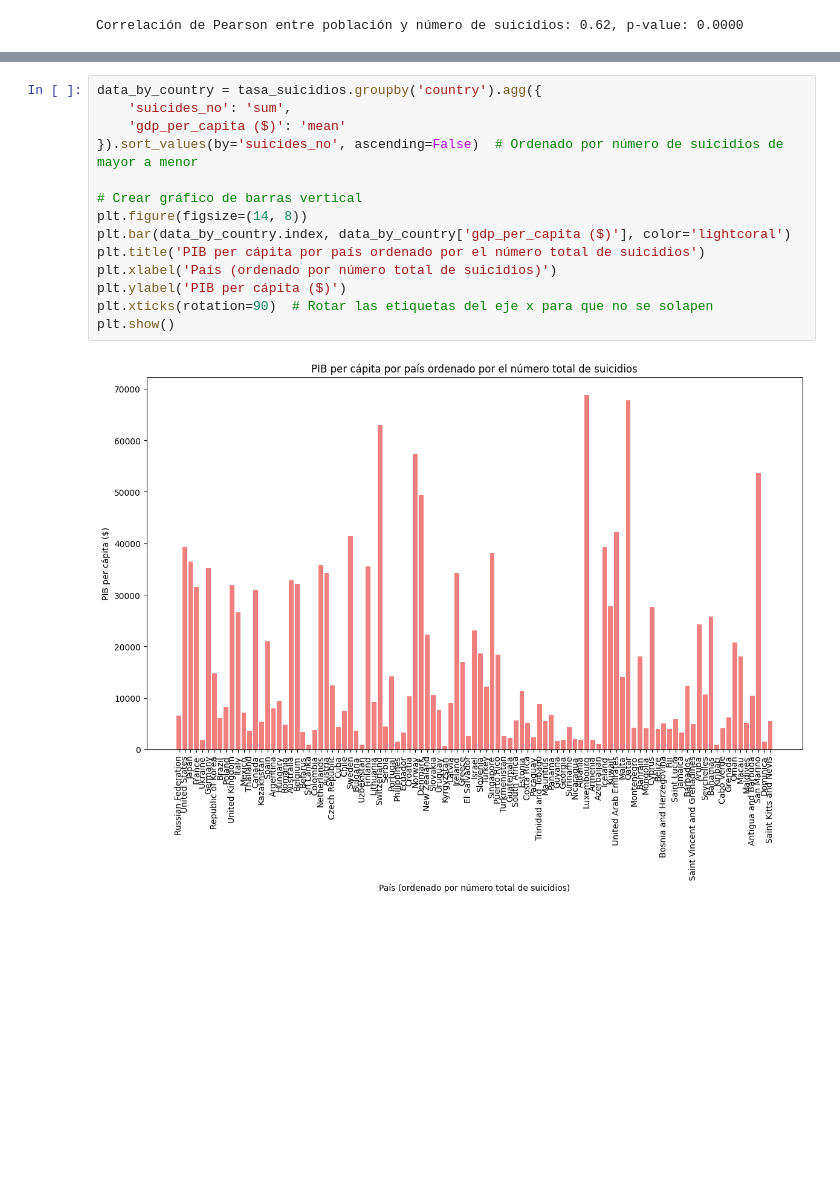
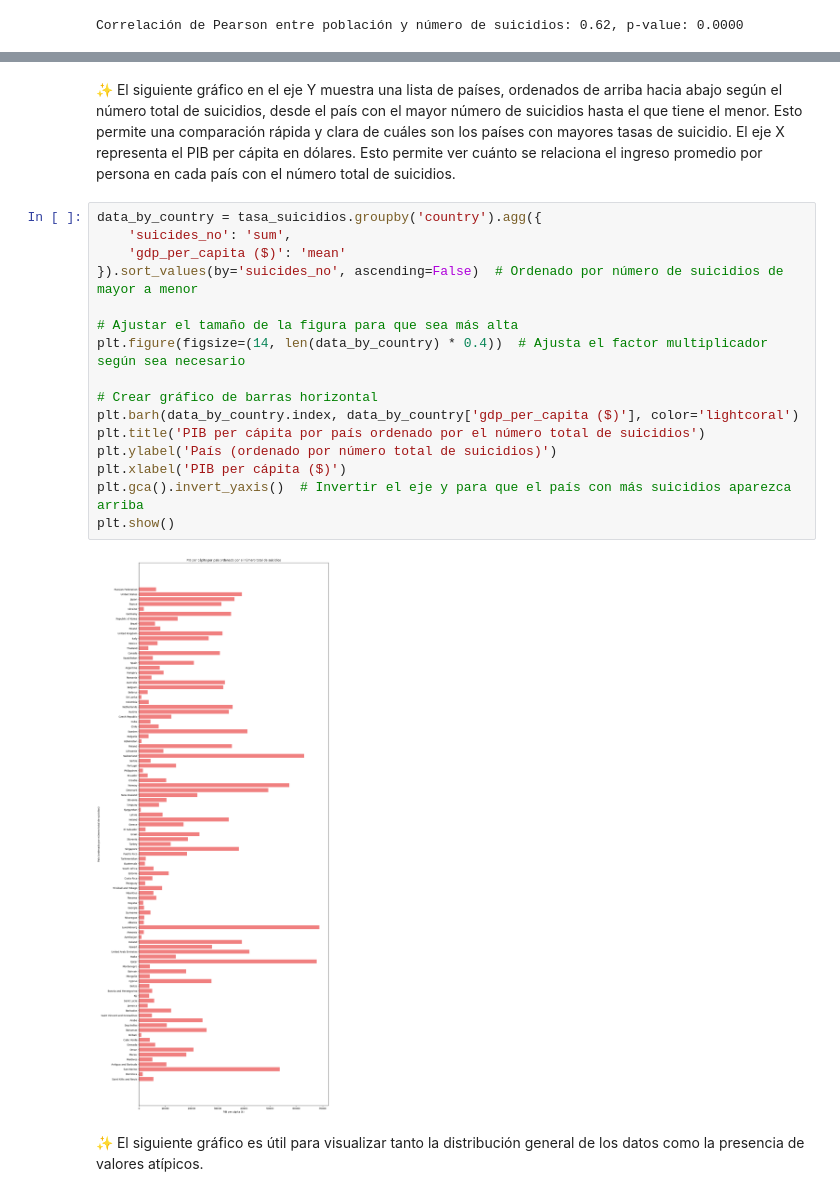
Before and after one commit to CarolinaPerez01/EDA, a Jupyter notebook: eda.ipynb, the cells around one changed output, grey strips where cells are left out. Cells and saved outputs as stored; diff of their text form; blank space fills up the shorter version.

```diff
--- a/eda.ipynb
+++ b/eda.ipynb
@@ -358,16 +416,22 @@ Correlación de Pearson entre población y número de suicidios: 0.62, p-value:
+# %% [markdown]
+✨  El siguiente gráfico en el eje Y muestra una lista de países, ordenados de arriba hacia abajo según el número total de suicidios, desde el país con el mayor número de suicidios hasta el que tiene el menor. Esto permite una comparación rápida y clara de cuáles son los países con mayores tasas de suicidio. El eje X representa el PIB per cápita en dólares. Esto permite ver cuánto se relaciona el ingreso promedio por persona en cada país con el número total de suicidios.
 # %%
 data_by_country = tasa_suicidios.groupby('country').agg({
     'suicides_no': 'sum',
     'gdp_per_capita ($)': 'mean'
 }).sort_values(by='suicides_no', ascending=False)  # Ordenado por número de suicidios de mayor a menor
 
-# Crear gráfico de barras vertical
-plt.figure(figsize=(14, 8))
-plt.bar(data_by_country.index, data_by_country['gdp_per_capita ($)'], color='lightcoral')
+# Ajustar el tamaño de la figura para que sea más alta
+plt.figure(figsize=(14, len(data_by_country) * 0.4))  # Ajusta el factor multiplicador según sea necesario
+
+# Crear gráfico de barras horizontal
+plt.barh(data_by_country.index, data_by_country['gdp_per_capita ($)'], color='lightcoral')
 plt.title('PIB per cápita por país ordenado por el número total de suicidios')
-plt.xlabel('País (ordenado por número total de suicidios)')
-plt.ylabel('PIB per cápita ($)')
-plt.xticks(rotation=90)  # Rotar las etiquetas del eje x para que no se solapen
+plt.ylabel('País (ordenado por número total de suicidios)')
+plt.xlabel('PIB per cápita ($)')
+plt.gca().invert_yaxis()  # Invertir el eje y para que el país con más suicidios aparezca arriba
 plt.show()
 # %% [output]
-[figure, old version]
+[figure, new version]
+# %% [markdown]
+✨ El siguiente gráfico es útil para visualizar tanto la distribución general de los datos como la presencia de valores atípicos.
```
Also changed, not shown: parts of 17 cells of this notebook, 1 other file.
